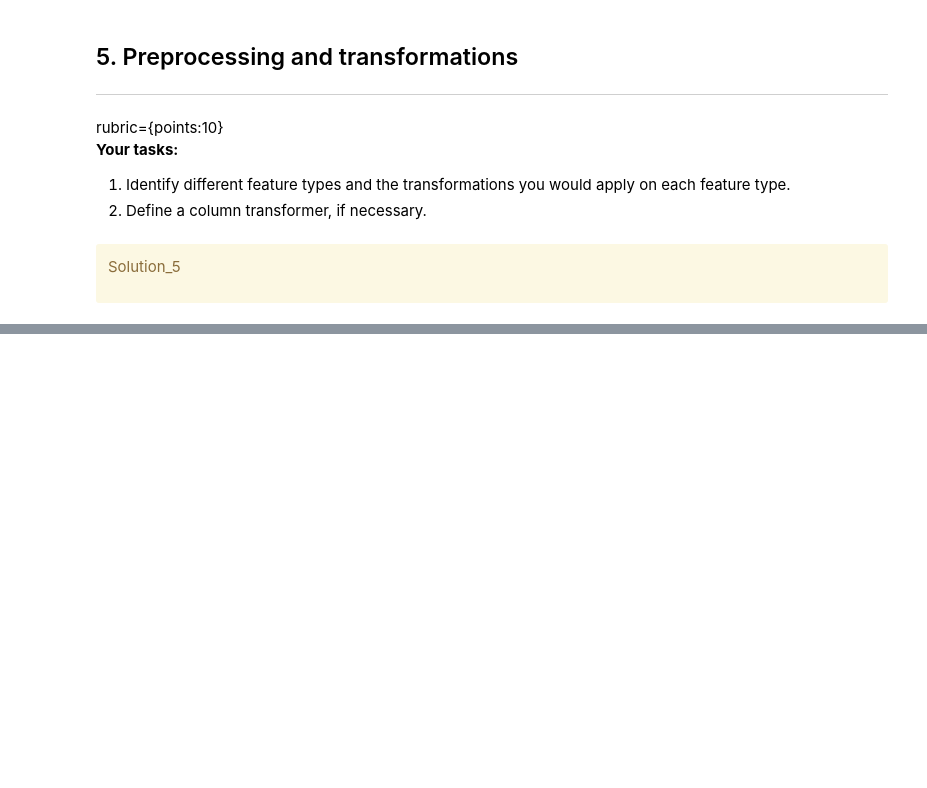
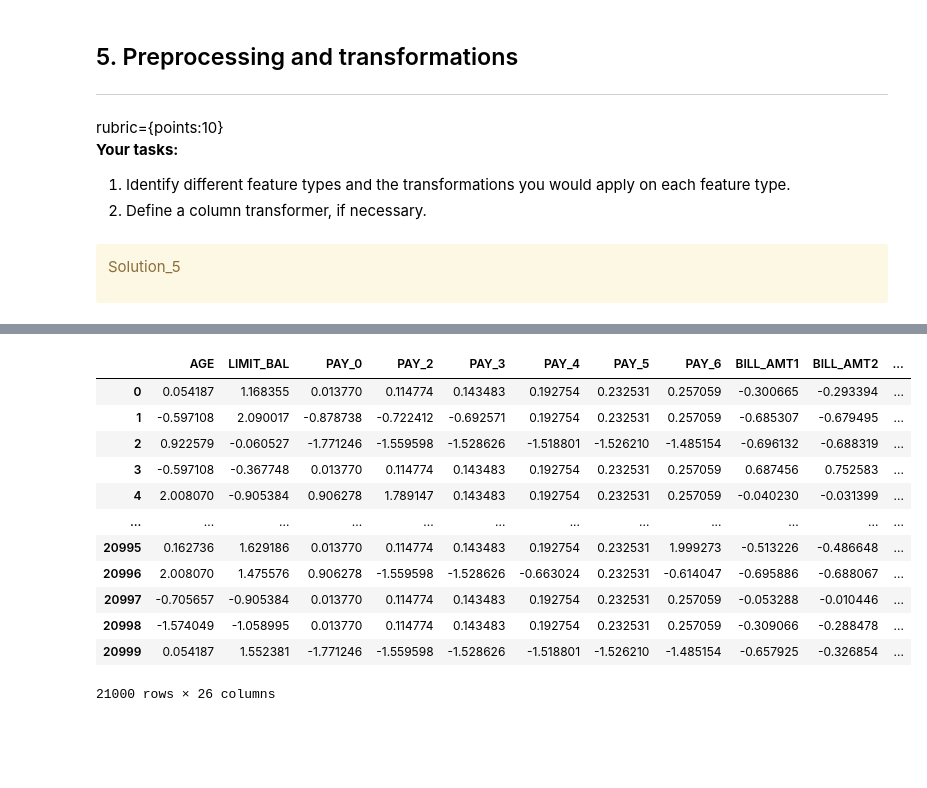
Before and after one commit to Nick-zhen/ML-Project, a Jupyter notebook: hw5/hw5.ipynb, the cells around one changed output, grey strips where cells are left out. Saved outputs shown, nothing was run; the diff lists cells and outputs as text; code cells hidden in the pictures; blank space fills up the shorter version.

Commit message:
finsih preprocessing

```diff
--- a/hw5/hw5.ipynb
+++ b/hw5/hw5.ipynb
@@ -360,0 +361,35 @@ Solution_5
+# %%
+numeric_feats = ['AGE',
+                 'LIMIT_BAL',
+                 'PAY_0',
+                 'PAY_2',
+                 'PAY_3',
+                 'PAY_4',
+                 'PAY_5',
+                 'PAY_6',
+                 'BILL_AMT1',
+                 'BILL_AMT2',
+                 'BILL_AMT3',
+                 'BILL_AMT4',
+                 'BILL_AMT5',
+                 'BILL_AMT6',
+                 'PAY_AMT1',
+                 'PAY_AMT2',
+                 'PAY_AMT3',
+                 'PAY_AMT4',
+                 'PAY_AMT5',
+                 'PAY_AMT6']
+categorical_feats = ['MARRIAGE']
+ordinal_feats = ['EDUCATION']
+binary_feats = ['SEX']
+drop_feats = ['ID']
+# target = 'default.payment.next.month'
+# %%
+ct = make_column_transformer(
+    (StandardScaler(), numeric_feats),
+    (OneHotEncoder(handle_unknown='ignore'), categorical_feats),
+    (OrdinalEncoder(), ordinal_feats),
+    (OneHotEncoder(drop='if_binary', dtype=int, sparse=False), binary_feats),
+    ("drop", drop_feats)
+)
+ct
@@ -360,0 +415,6 @@ Solution_5
+# %%
+X_transformed = ct.fit_transform(X_train)
+column_names = (numeric_feats +
+                ct.named_transformers_['onehotencoder-1'].get_feature_names_out().tolist()
+                 + ordinal_feats + binary_feats)
+column_names
@@ -361,3 +439,20 @@ Solution_5
+# %%
+preprocess_df = pd.DataFrame(X_transformed, columns=column_names)
+preprocess_df
+# %% [output]
+|  | AGE | LIMIT_BAL | PAY_0 | PAY_2 | PAY_3 | PAY_4 | PAY_5 | PAY_6 | BILL_AMT1 | BILL_AMT2 | ... |
+| 0 | 0.054187 | 1.168355 | 0.013770 | 0.114774 | 0.143483 | 0.192754 | 0.232531 | 0.257059 | -0.300665 | -0.293394 | ... |
+| 1 | -0.597108 | 2.090017 | -0.878738 | -0.722412 | -0.692571 | 0.192754 | 0.232531 | 0.257059 | -0.685307 | -0.679495 | ... |
+| 2 | 0.922579 | -0.060527 | -1.771246 | -1.559598 | -1.528626 | -1.518801 | -1.526210 | -1.485154 | -0.696132 | -0.688319 | ... |
+| 3 | -0.597108 | -0.367748 | 0.013770 | 0.114774 | 0.143483 | 0.192754 | 0.232531 | 0.257059 | 0.687456 | 0.752583 | ... |
+| 4 | 2.008070 | -0.905384 | 0.906278 | 1.789147 | 0.143483 | 0.192754 | 0.232531 | 0.257059 | -0.040230 | -0.031399 | ... |
+| ... | ... | ... | ... | ... | ... | ... | ... | ... | ... | ... | ... |
+| 20995 | 0.162736 | 1.629186 | 0.013770 | 0.114774 | 0.143483 | 0.192754 | 0.232531 | 1.999273 | -0.513226 | -0.486648 | ... |
+| 20996 | 2.008070 | 1.475576 | 0.906278 | -1.559598 | -1.528626 | -0.663024 | 0.232531 | -0.614047 | -0.695886 | -0.688067 | ... |
+| 20997 | -0.705657 | -0.905384 | 0.013770 | 0.114774 | 0.143483 | 0.192754 | 0.232531 | 0.257059 | -0.053288 | -0.010446 | ... |
+| 20998 | -1.574049 | -1.058995 | 0.013770 | 0.114774 | 0.143483 | 0.192754 | 0.232531 | 0.257059 | -0.309066 | -0.288478 | ... |
+| 20999 | 0.054187 | 1.552381 | -1.771246 | -1.559598 | -1.528626 | -1.518801 | -1.526210 | -1.485154 | -0.657925 | -0.326854 | ... |
+21000 rows × 26 columns
 # %% [markdown]
 <!-- END QUESTION -->
 
```
Also changed, not shown: parts of 14 cells of this notebook.
